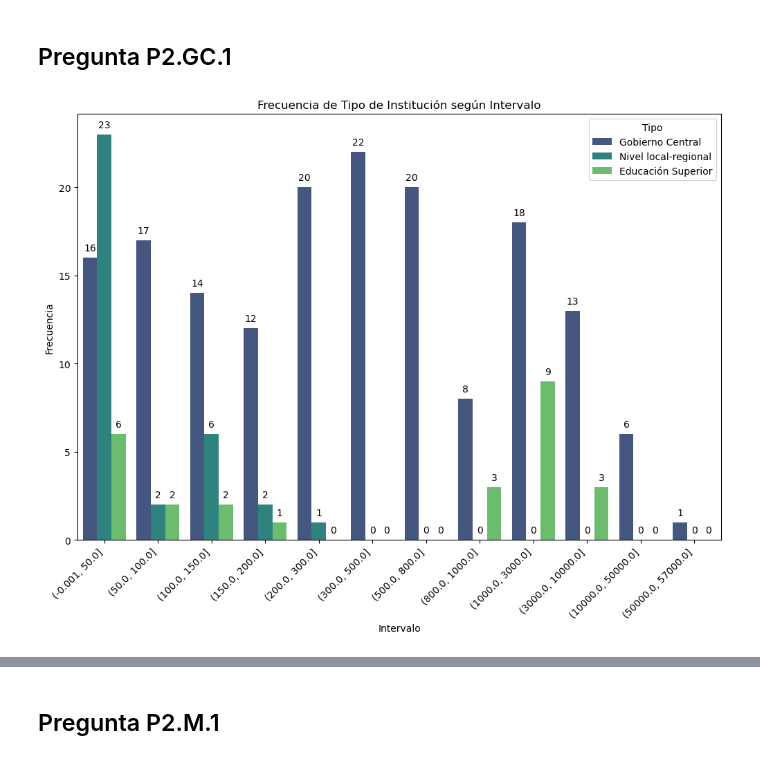
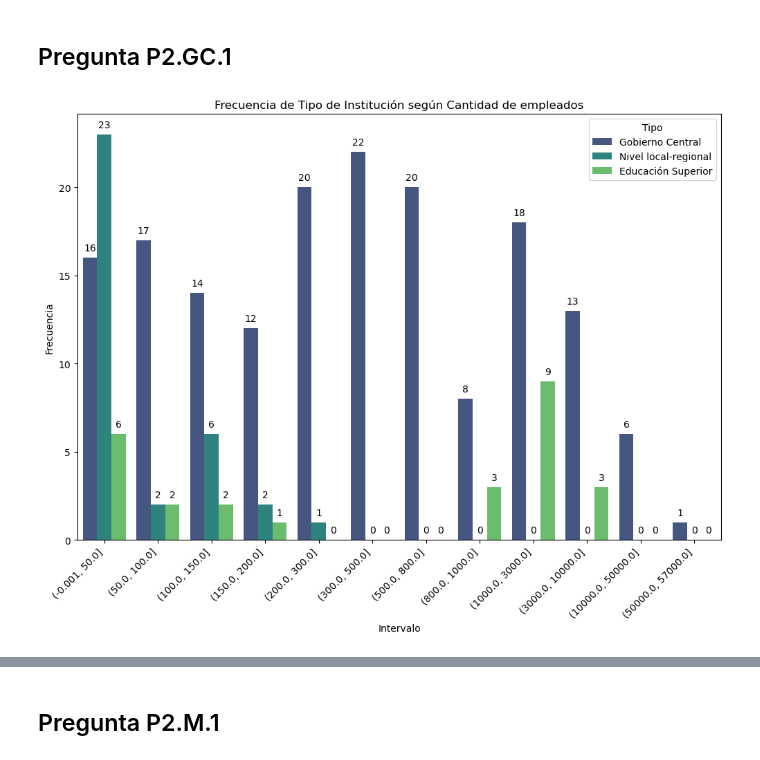
Before and after one commit to alejoGonc/EGD-CameronPartners, a Jupyter notebook: main.ipynb, the cells around one changed output, grey strips where cells are left out. Cells and saved outputs as stored; diff of their text form; code cells hidden in the pictures.

```diff
--- a/main.ipynb
+++ b/main.ipynb
@@ -30,19 +30,19 @@ CantPersonas['intervalos'] = bins
 # %%
 CantPersonas['intervalos'] = pd.Categorical(CantPersonas['intervalos'], ordered=True, categories=CantPersonas['intervalos'].unique())
 
 plt.figure(figsize=(12, 8))
 ax = sns.countplot(x='intervalos', hue='Tipo', data=CantPersonas, palette='viridis')
 
 plt.xticks(rotation=45, ha='right')
 plt.xlabel('Intervalo')
 plt.ylabel('Frecuencia')
-plt.title('Frecuencia de Tipo de Institución según Intervalo')
+plt.title('Frecuencia de Tipo de Institución según Cantidad de empleados')
 
 for p in ax.patches:
     ax.annotate(f'{round(p.get_height())}', (p.get_x() + p.get_width() / 2., p.get_height()),
                 ha='center', va='center', xytext=(0, 10), textcoords='offset points')
 
 
 plt.show()
 # %% [output]
-[figure, old version]
+[figure, new version]
```
Also changed, not shown: parts of 5 cells of this notebook.
